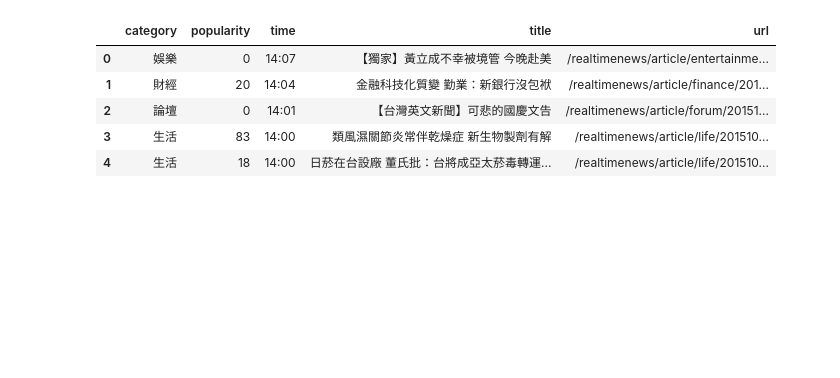
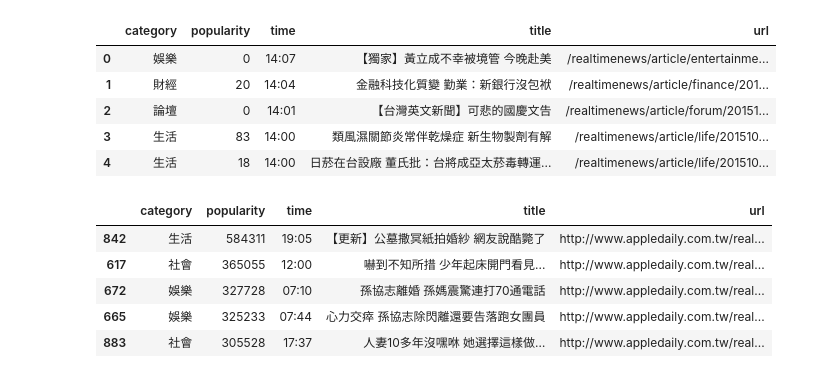
Before and after one commit to ywchiu/pytextmining, a Jupyter notebook: 20151012Tutorial.ipynb, the cells around one changed output. Cells and saved outputs as stored; diff of their text form; code cells hidden in the pictures; blank space fills up the shorter version.

```diff
--- a/20151012Tutorial.ipynb
+++ b/20151012Tutorial.ipynb
@@ -357,0 +362,9 @@ df.head()
+# %%
+newspd.sort(['popularity'], ascending=False).head()
+# %% [output]
+|  | category | popularity | time | title | url |
+| 842 | 生活 | 584311 | 19:05 | 【更新】公墓撒冥紙拍婚紗 網友說酷斃了 | http://www.appledaily.com.tw/real... |
+| 617 | 社會 | 365055 | 12:00 | 嚇到不知所措 少年起床開門看見... | http://www.appledaily.com.tw/real... |
+| 672 | 娛樂 | 327728 | 07:10 | 孫協志離婚 孫媽震驚連打70通電話 | http://www.appledaily.com.tw/real... |
+| 665 | 娛樂 | 325233 | 07:44 | 心力交瘁 孫協志除閃離還要告落跑女團員 | http://www.appledaily.com.tw/real... |
+| 883 | 社會 | 305528 | 17:37 | 人妻10多年沒嘿咻 她選擇這樣做… | http://www.appledaily.com.tw/real... |
```
Also changed, not shown: parts of 10 cells of this notebook.
